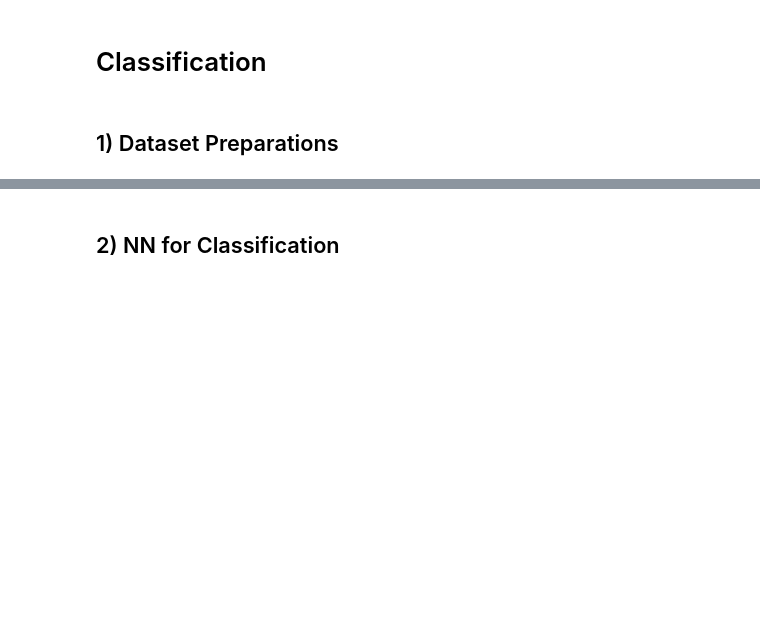
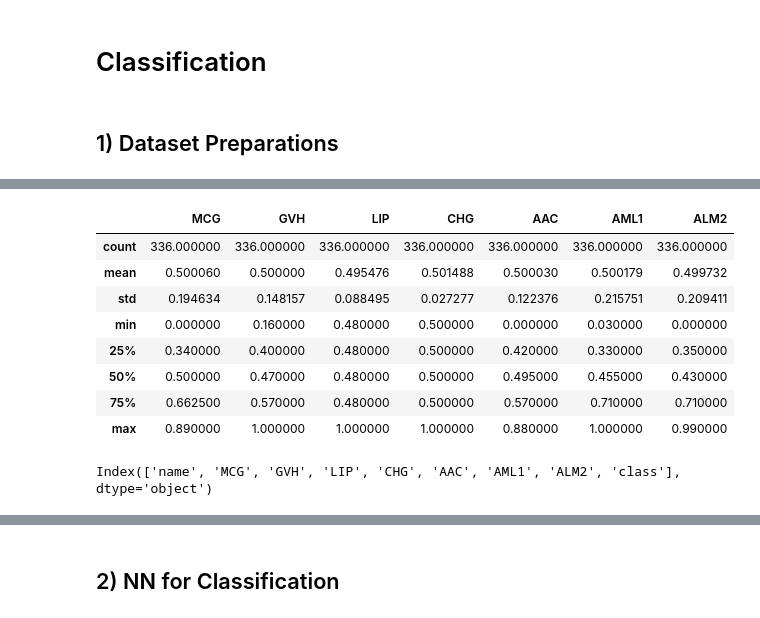
Before and after one commit to erickm13/Tareas-Laboratorios-SP1, a Jupyter notebook: Laboratorios/SP1_Laboratory_01.ipynb, the cells around one changed output, grey strips where cells are left out. Saved outputs shown, nothing was run; the diff lists cells and outputs as text; code cells hidden in the pictures; blank space fills up the shorter version.

```diff
--- a/Laboratorios/SP1_Laboratory_01.ipynb
+++ b/Laboratorios/SP1_Laboratory_01.ipynb
@@ -230,15 +251,31 @@ https://archive.ics.uci.edu/ml/datasets/Ecoli
 # %%
 # Loading Dataset and have a glimpse about it
 column_names = ['name','MCG','GVH','LIP', 'CHG', 'AAC', 'AML1', 'ALM2', 'class']
 
 # /* YOUR CODE HERE */
 # Hint: Make sure to check out the files first! And pay attention how data is separated
+raw_dataset = pd.read_csv("ecoli.data", names=column_names,
+                      na_values = "?", comment='\t',
+                      sep=" ", skipinitialspace=True)
+
 
 # Brief Statistical Summary of the dataset
 raw_dataset.describe()
+# %% [output]
+|  | MCG | GVH | LIP | CHG | AAC | AML1 | ALM2 |
+| count | 336.000000 | 336.000000 | 336.000000 | 336.000000 | 336.000000 | 336.000000 | 336.000000 |
+| mean | 0.500060 | 0.500000 | 0.495476 | 0.501488 | 0.500030 | 0.500179 | 0.499732 |
+| std | 0.194634 | 0.148157 | 0.088495 | 0.027277 | 0.122376 | 0.215751 | 0.209411 |
+| min | 0.000000 | 0.160000 | 0.480000 | 0.500000 | 0.000000 | 0.030000 | 0.000000 |
+| 25% | 0.340000 | 0.400000 | 0.480000 | 0.500000 | 0.420000 | 0.330000 | 0.350000 |
+| 50% | 0.500000 | 0.470000 | 0.480000 | 0.500000 | 0.495000 | 0.455000 | 0.430000 |
+| 75% | 0.662500 | 0.570000 | 0.480000 | 0.500000 | 0.570000 | 0.710000 | 0.710000 |
+| max | 0.890000 | 1.000000 | 1.000000 | 1.000000 | 0.880000 | 1.000000 | 0.990000 |
 # %%
 # Lets check columns
 raw_dataset.columns
+# %% [output]
+Index(['name', 'MCG', 'GVH', 'LIP', 'CHG', 'AAC', 'AML1', 'ALM2', 'class'], dtype='object')
 # %%
 # Summary of the dataset
 raw_dataset.head()
```
Also changed, not shown: parts of 13 cells of this notebook.
